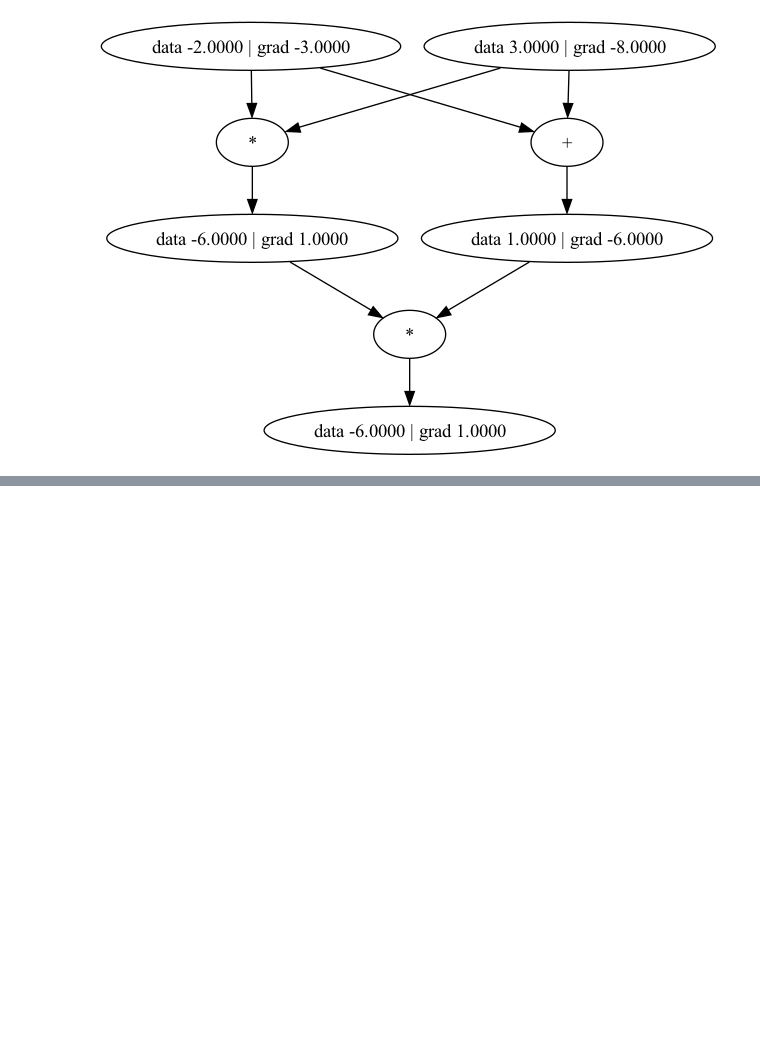
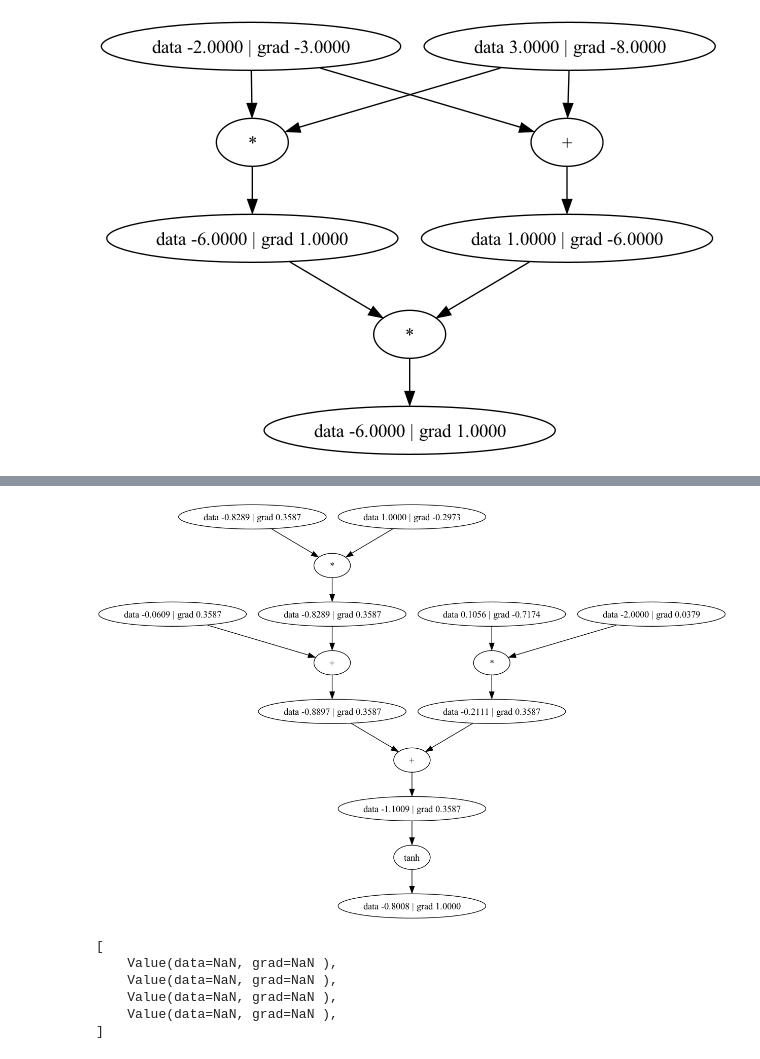
Before and after one commit to psykomal/micrograd-rs, a Jupyter notebook: demo_graph.ipynb, the cells around one changed output, grey strips where cells are left out. Cells and saved outputs as stored; diff of their text form; code cells hidden in the pictures; blank space fills up the shorter version.

```diff
--- a/demo_graph.ipynb
+++ b/demo_graph.ipynb
@@ -125,0 +125,9 @@ show_graph(&y);
+# %%
+let n: Neuron = Neuron::new(2);
+let x = vec![Value::new(1.0, vec![], None), Value::new(-2.0, vec![], None)];
+let y: Value = n.forward(x);
+
+y.backward();
+show_graph(&y);
+# %% [output]
+[figure, added]
@@ -125,0 +143,47 @@ show_graph(&y);
+# %%
+// Inputs.
+let xs = [
+    [2.0, 3.0, -1.0],
+    [3.0, -1.0, 0.5],
+    [0.5, 1.0, 1.0],
+    [1.0, 1.0, -1.0]
+];
+// Desired targets.
+let ys = [1.0, -1.0, -1.0, 1.0];
+
+// Convert inputs of f64 to Value.
+let inputs: Vec<Vec<Value>> = xs.iter().map(|xrow| vec![Value::new(xrow[0], vec![], None), Value::new(xrow[1], vec![], None), Value::new(xrow[2], vec![], None)]).collect();
+
+// MLP with three inputs, two 4-size layers, and single output.
+let mlp = MLP::new(3, &[4, 4, 1]);
+
+let mut ypred: Vec<Value> = Vec::new();
+for _ in 0..20 {
+    // Forward pass.
+    ypred = Vec::new();
+    for x in inputs.clone() {
+        ypred.push(mlp.forward(x)[0].clone());
+    }
+    let loss = zip(ys, ypred.iter())
+        .map(|(ygt, yout)| (yout - ygt).pow(2.0))
+        .fold(Value::new(0.0, vec![], None), |a, b| a + b);
+
+    // TODO: Backward pass. Don't forget to reset grads.
+    // mlp.zero_grad();
+    loss.backward();
+
+    // Update.
+    for p in mlp.parameters() {
+        p.set_data(p.data() + (-0.1 * p.grad()));
+    }
+};
+
+// Values data should be close to [1.0, -1.0, -1.0, 1.0].
+println!("{:#?}", ypred);
+# %% [output]
+[
+    Value(data=NaN, grad=NaN ),
+    Value(data=NaN, grad=NaN ),
+    Value(data=NaN, grad=NaN ),
+    Value(data=NaN, grad=NaN ),
+]
```
Also changed, not shown: parts of 4 cells of this notebook, 6 other files.
